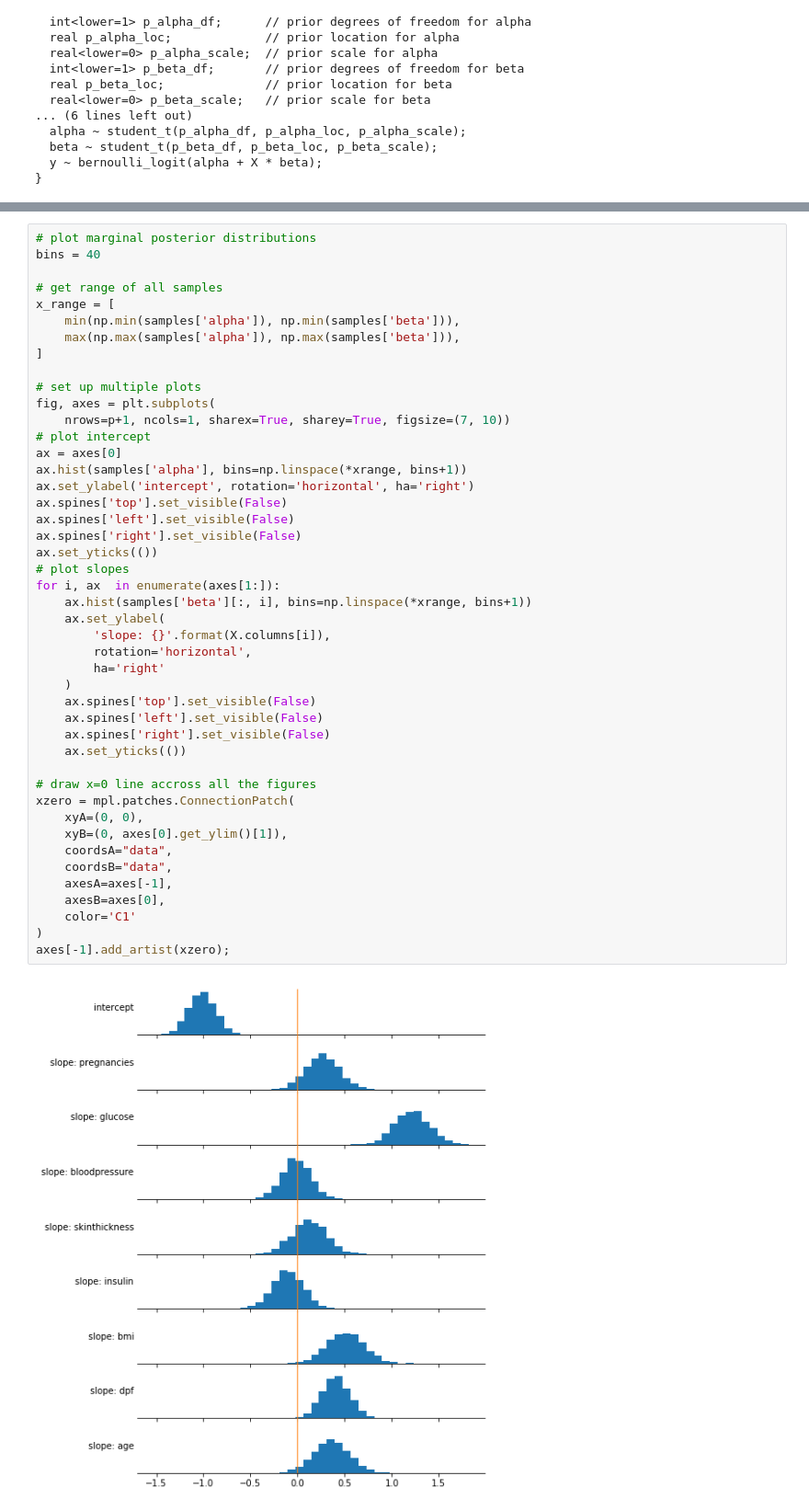
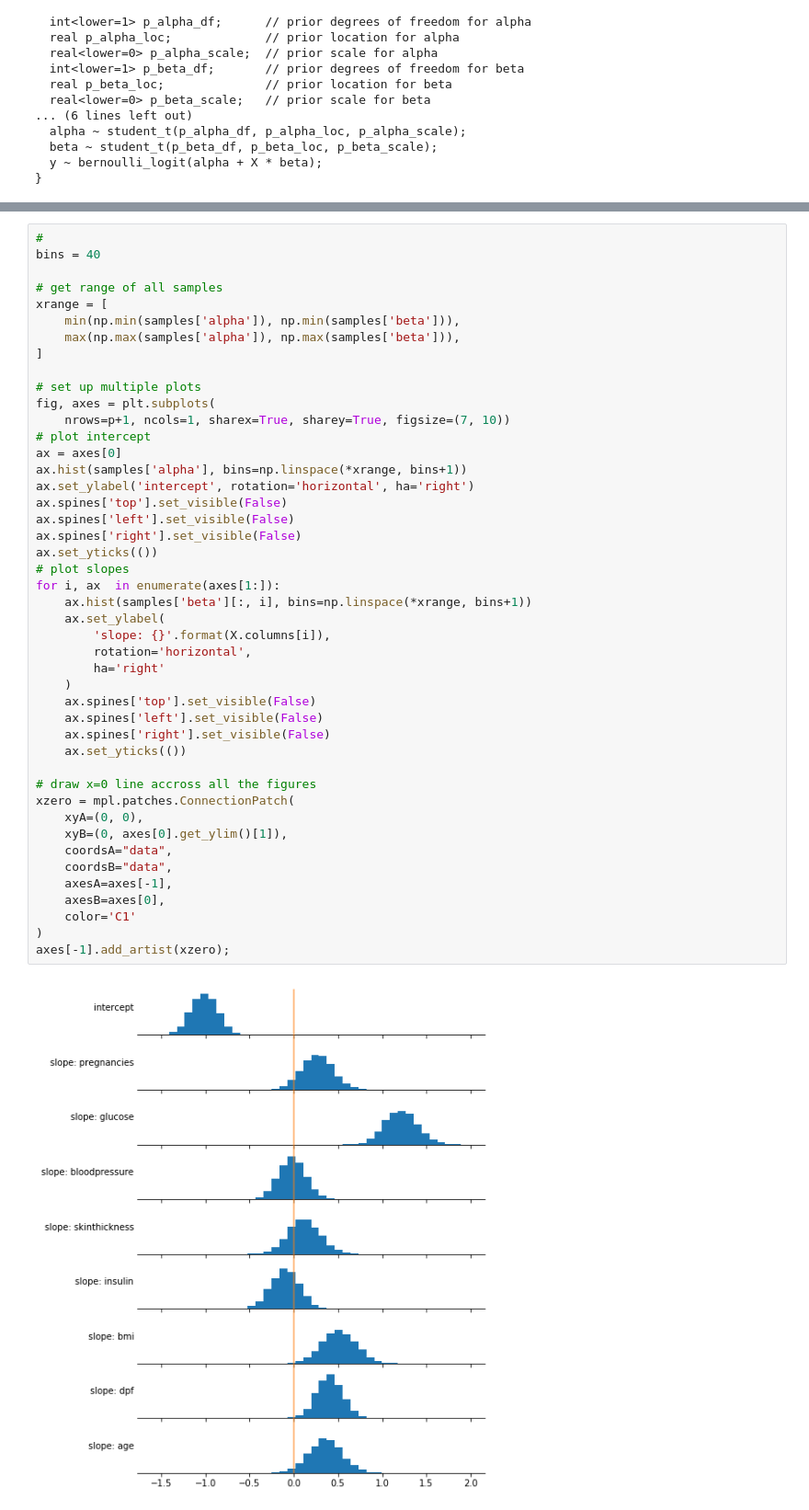
Before and after one commit to avehtari/BDA_py_demos, a Jupyter notebook: demos_pystan/diabetes.ipynb, the cells around one changed output, grey strips where cells are left out. Shown: that part at 92% size. Cells and saved outputs as stored; diff of their text form.

```diff
--- a/demos_pystan/diabetes.ipynb
+++ b/demos_pystan/diabetes.ipynb
@@ -162,9 +231,9 @@ samples = fit.extract(permuted=True)
 # %%
-# plot marginal posterior distributions
+#
 bins = 40
 
 # get range of all samples
-x_range = [
+xrange = [
     min(np.min(samples['alpha']), np.min(samples['beta'])),
     max(np.max(samples['alpha']), np.max(samples['beta'])),
 ]
@@ -178,31 +247,31 @@ ax.hist(samples['alpha'], bins=np.linspace(*xrange, bins+1))
 ax.set_ylabel('intercept', rotation='horizontal', ha='right')
 ax.spines['top'].set_visible(False)
 ax.spines['left'].set_visible(False)
 ax.spines['right'].set_visible(False)
 ax.set_yticks(())
 # plot slopes
 for i, ax  in enumerate(axes[1:]):
     ax.hist(samples['beta'][:, i], bins=np.linspace(*xrange, bins+1))
     ax.set_ylabel(
         'slope: {}'.format(X.columns[i]),
         rotation='horizontal',
         ha='right'
     )
     ax.spines['top'].set_visible(False)
     ax.spines['left'].set_visible(False)
     ax.spines['right'].set_visible(False)
     ax.set_yticks(())
 
 # draw x=0 line accross all the figures
 xzero = mpl.patches.ConnectionPatch(
     xyA=(0, 0),
     xyB=(0, axes[0].get_ylim()[1]),
     coordsA="data",
     coordsB="data",
     axesA=axes[-1],
     axesB=axes[0],
     color='C1'
 )
 axes[-1].add_artist(xzero);
 # %% [output]
-[figure, old version]
+[figure, new version]
```
Also changed, not shown: parts of 11 cells of this notebook.
